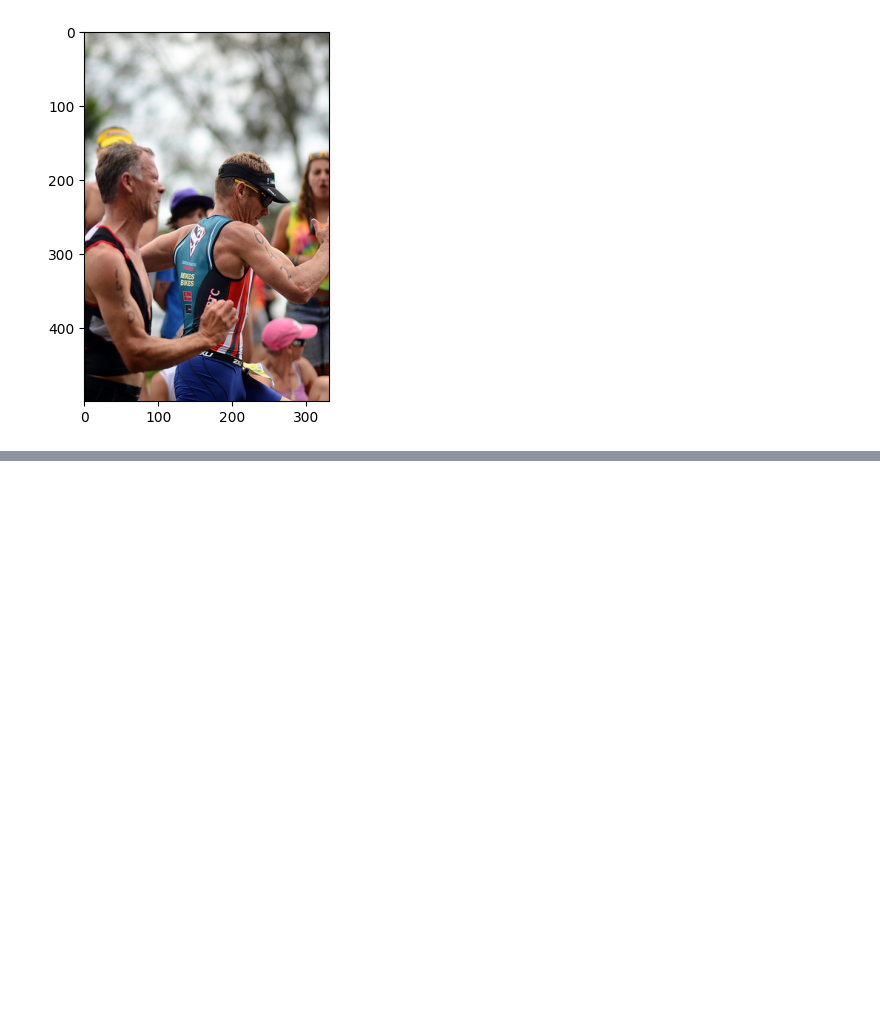
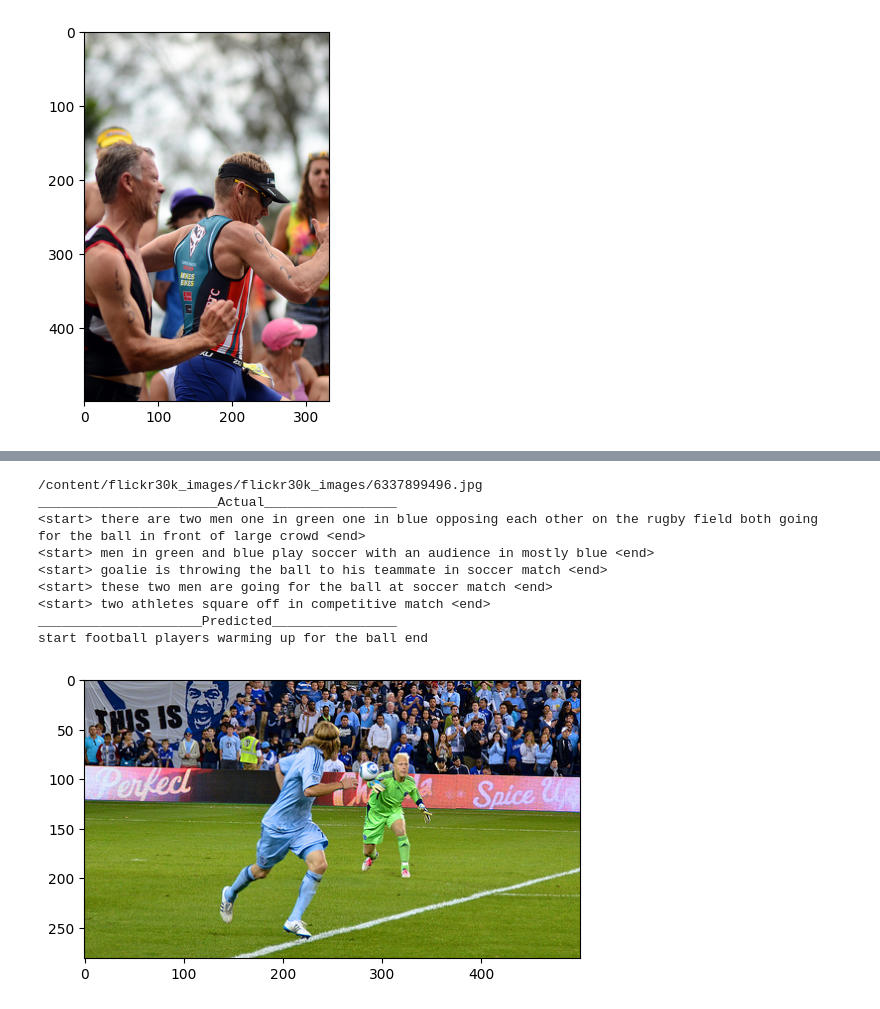
Before and after one commit to shab-sa/cs_internship, a Jupyter notebook: Step12_ImageCaptioning.ipynb, the cells around one changed output, grey strips where cells are left out. Saved outputs shown, nothing was run; the diff lists cells and outputs as text; code cells hidden in the pictures; blank space fills up the shorter version.

```diff
--- a/Step12_ImageCaptioning.ipynb
+++ b/Step12_ImageCaptioning.ipynb
@@ -481,0 +513,31 @@ start two men in blue and white uniforms are running race end
+# %%
+import matplotlib.pyplot as plt
+from PIL import Image
+
+BASE_DIR='/content/flickr30k_images/flickr30k_images/'
+#Visualize the Results
+Test_image_name="6337899496.jpg"
+Test_image_id=Test_image_name.split('.')[0]
+image_path=os.path.join(BASE_DIR,Test_image_name)
+print(image_path)
+image=Image.open(image_path)
+plt.imshow(image)
+captions=mapping[Test_image_id+'.jpg']
+print('_______________________Actual_________________')
+for caption in captions:
+  print(caption)
+
+y_pred=predict_caption(new_model,Img_features[Test_image_id].reshape(1,4096),tokenizer,max_length_cap)
+print('_____________________Predicted________________')
+print(y_pred)
+# %% [output]
+/content/flickr30k_images/flickr30k_images/6337899496.jpg
+_______________________Actual_________________
+<start> there are two men one in green one in blue opposing each other on the rugby field both going for the ball in front of large crowd <end>
+<start> men in green and blue play soccer with an audience in mostly blue <end>
+<start> goalie is throwing the ball to his teammate in soccer match <end>
+<start> these two men are going for the ball at soccer match <end>
+<start> two athletes square off in competitive match <end>
+_____________________Predicted________________
+start football players warming up for the ball end
+[figure, added]
```
Also changed, not shown: parts of 1 cell of this notebook.
